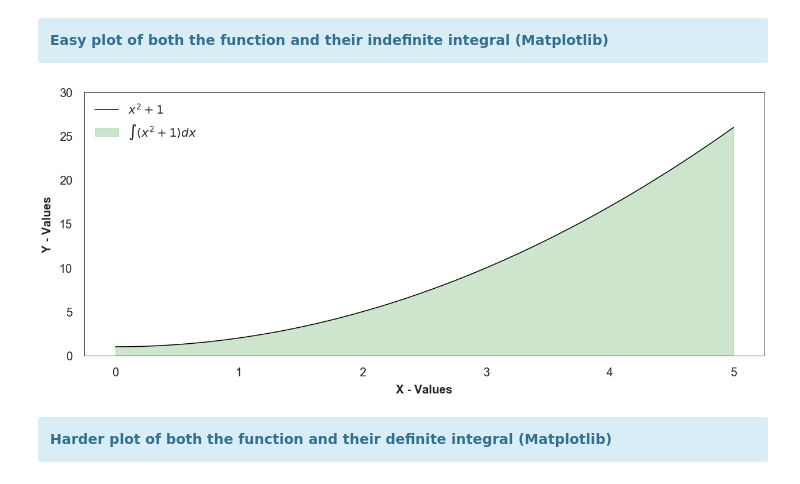
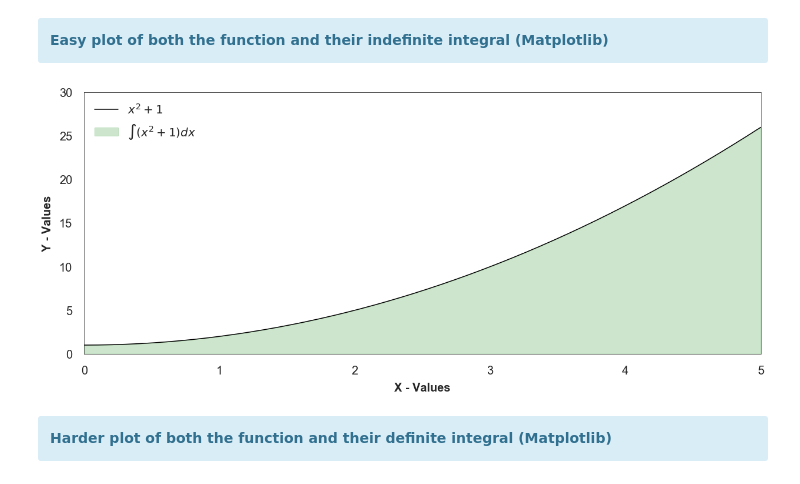
Before and after one commit to Empanator/Computational_Mathematics, a Jupyter notebook: Plotting integration.ipynb, the cells around one changed output. Cells and saved outputs as stored; diff of their text form; code cells hidden in the pictures.

```diff
--- a/Plotting integration.ipynb
+++ b/Plotting integration.ipynb
@@ -39,23 +39,24 @@ chart_studio.tools.set_config_file(world_readable = True, sharing = 'public')
 # %%
 x = np.linspace(0, 5)
 
 def equation(x): return x**2 + 1
 
 plt.figure(figsize = (20,10))
 plt.rc('font', weight = 'normal')
 plt.xlabel('X - Values', weight = 'bold', fontsize = 20, labelpad = 10)
 plt.ylabel('Y - Values', weight = 'bold', fontsize = 20,  labelpad = 10)
 plt.xticks(fontsize = 20)
 plt.yticks(fontsize = 20)
 plt.tick_params(axis = 'both', pad = 10, size = 10)
 plt.tight_layout(pad = 10)
 plt.plot(x, equation(x), label = r'$x^2+1$', color = 'black')
 plt.fill_between(x, equation(x), label = r'$\int(x^2+1)dx$', color = 'green', alpha = 0.2)
+plt.xlim([0, 5])
 plt.ylim([0, 30])
 plt.legend(loc = 'upper left', prop = {'size':20}, frameon = False)
 plt.show()
 # %% [output]
-[figure, old version]
+[figure, new version]
 # %% [markdown]
 <div class="alert alert-block alert-info">
 <b>Harder plot of both the function and their definite integral (Matplotlib)</b>
```
